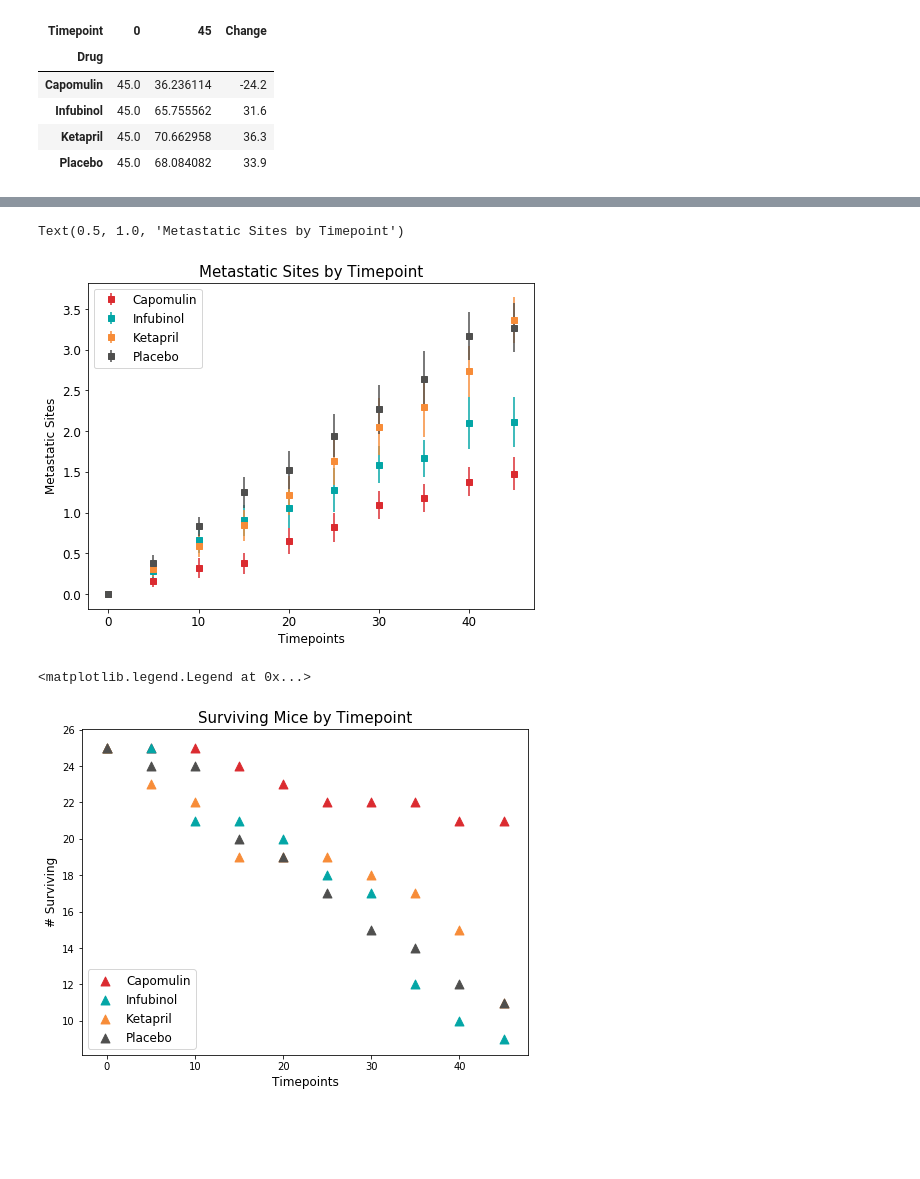
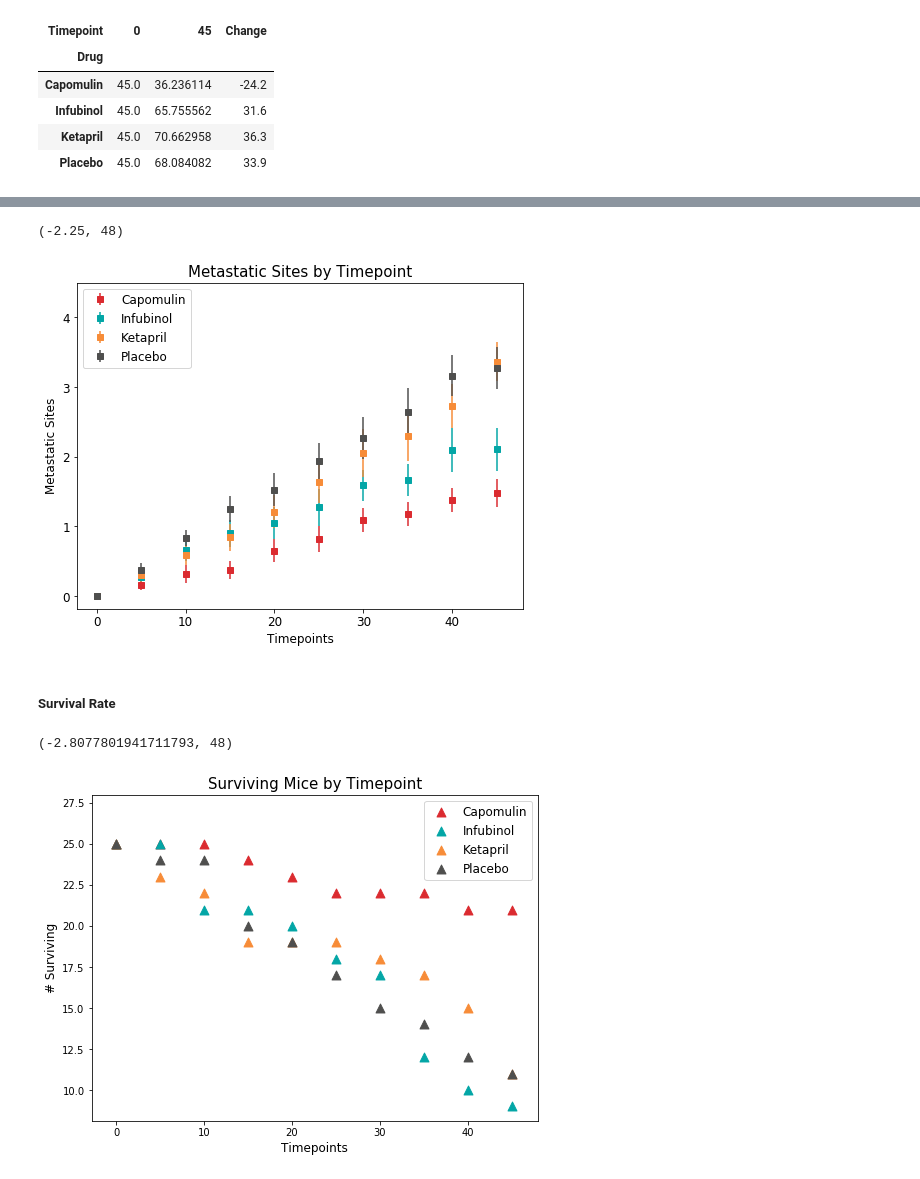
Before and after one commit to bman511/Pymaceuticals, a Jupyter notebook: pymaceuticals.ipynb, the cells around one changed output, grey strips where cells are left out. Cells and saved outputs as stored; diff of their text form; code cells hidden in the pictures; blank space fills up the shorter version.

```diff
--- a/pymaceuticals.ipynb
+++ b/pymaceuticals.ipynb
@@ -220,10 +252,14 @@ Text(0.5, 1.0, 'Tumor Volume Change by Timepoint')
 # %%
 #Print metastatic sites by timepoint for each drug
 printChart('Metastatic Sites',timepoints,study_drugs)
 plt.title('Metastatic Sites by Timepoint',fontsize=15)
+plt.ylim(top=4.5)
+plt.xlim(right=48)
 # %% [output]
-Text(0.5, 1.0, 'Metastatic Sites by Timepoint')
+(-2.25, 48)
-[figure, old version]
+[figure, new version]
+# %% [markdown]
+##### Survival Rate
 # %%
 #Plot of surviving mice along timepoints
 for drug in study_drugs:
@@ -235,6 +271,8 @@ plt.ylabel("# Surviving",fontsize=12)
 plt.xlabel("Timepoints",fontsize=12)
 plt.title('Surviving Mice by Timepoint',fontsize=15)
 plt.legend(study_drugs,fontsize=12)
+plt.ylim(top=28)
+plt.xlim(right=48)
 # %% [output]
-<matplotlib.legend.Legend at 0x...>
+(-2.8077801941711793, 48)
-[figure, old version]
+[figure, new version]
```
Also changed, not shown: parts of 8 cells of this notebook.
